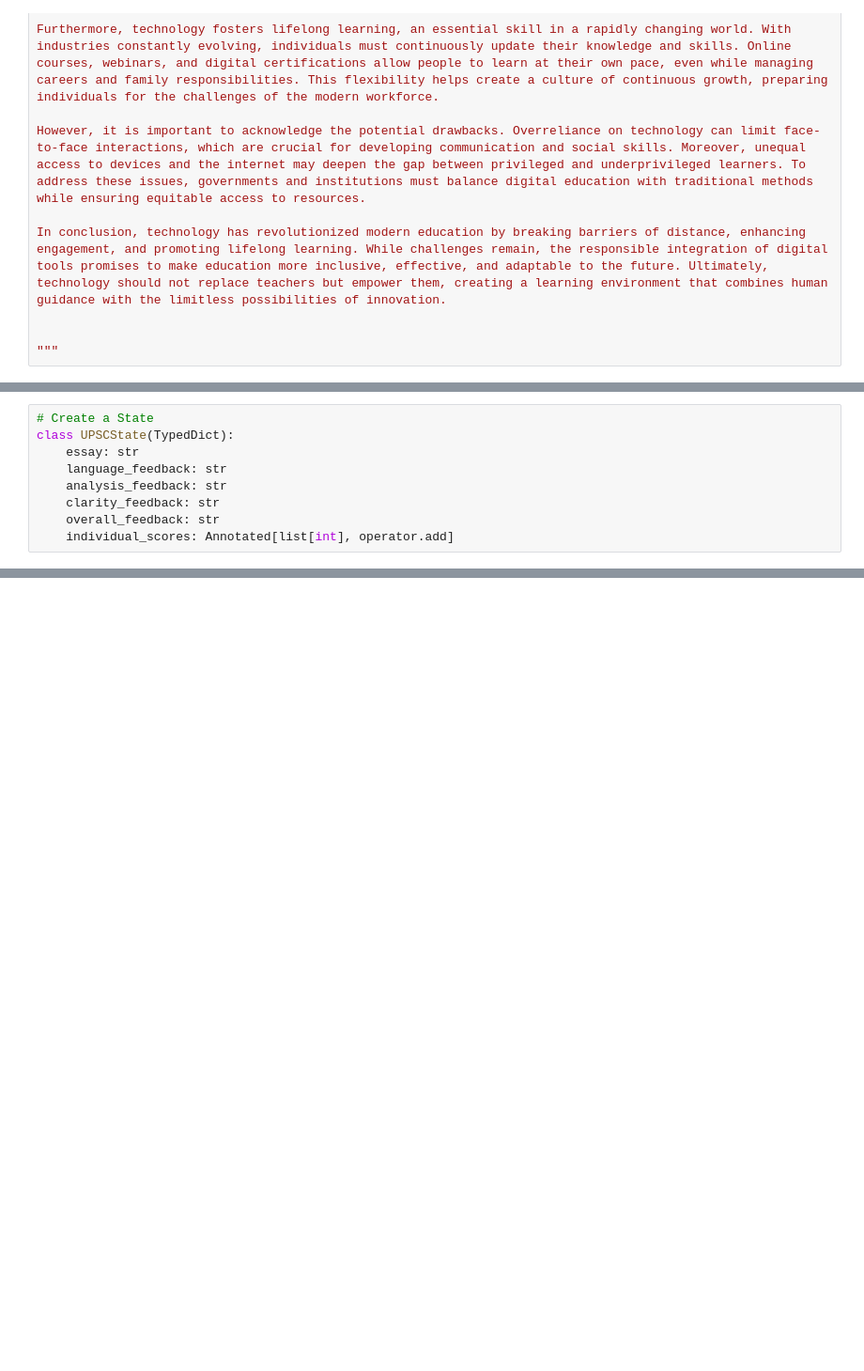
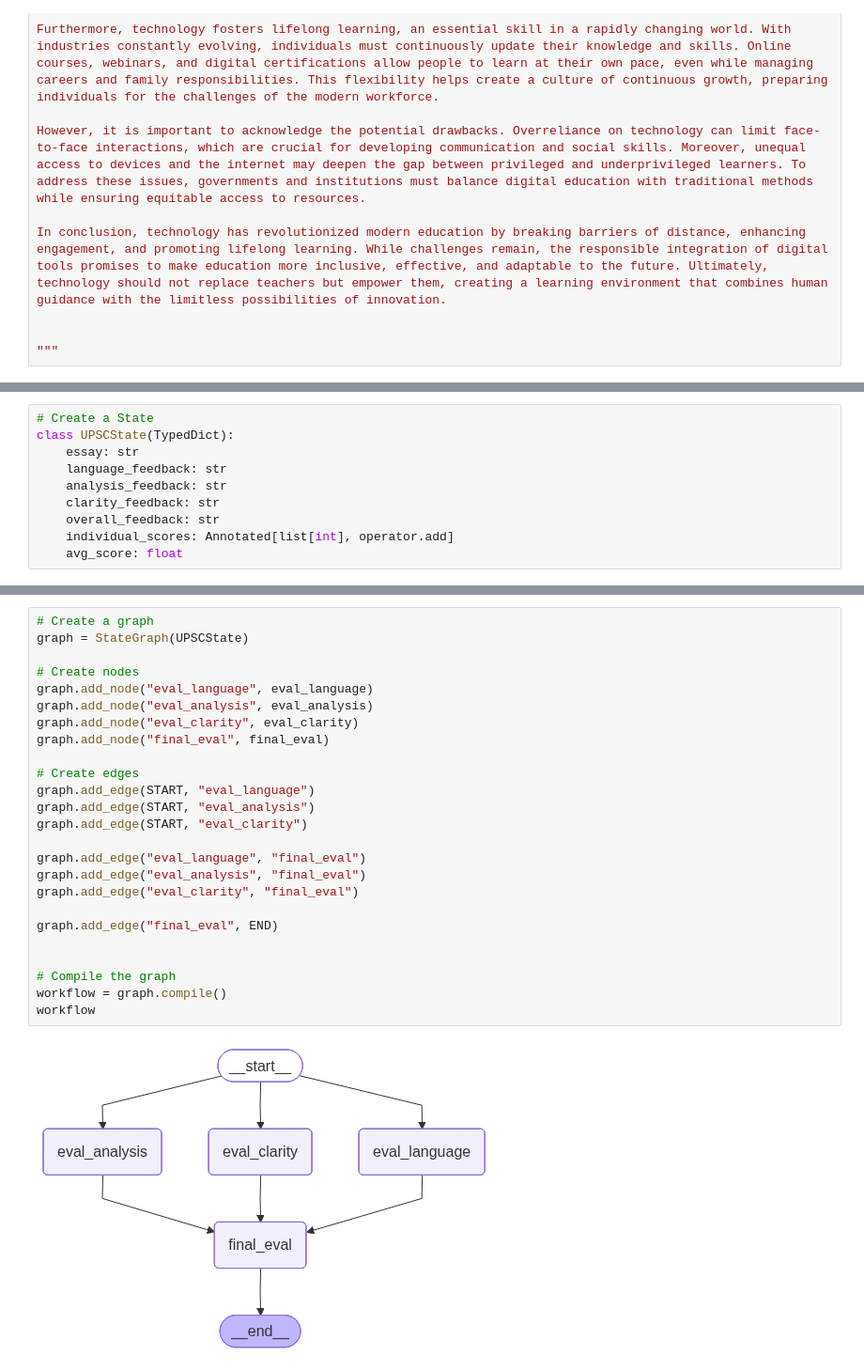
Before and after one commit to sri-hack1/Langgraph_Tutorial, a Jupyter notebook: 5_UPSC_essay_workflow.ipynb, the cells around one changed output, grey strips where cells are left out. Shown at 94% size. Saved outputs shown, nothing was run; the diff lists cells and outputs as text; blank space fills up the shorter version.

Commit message:
Adding UPSC workflow project for parallel workflows

```diff
--- a/5_UPSC_essay_workflow.ipynb
+++ b/5_UPSC_essay_workflow.ipynb
@@ -54,3 +54,4 @@ class UPSCState(TypedDict):
     clarity_feedback: str
     overall_feedback: str
     individual_scores: Annotated[list[int], operator.add]
+    avg_score: float
@@ -58,0 +98,27 @@ NameError: name 'Annotated' is not defined
+# %%
+# Create a graph
+graph = StateGraph(UPSCState)
+
+# Create nodes
+graph.add_node("eval_language", eval_language)
+graph.add_node("eval_analysis", eval_analysis)
+graph.add_node("eval_clarity", eval_clarity)
+graph.add_node("final_eval", final_eval)
+
+# Create edges
+graph.add_edge(START, "eval_language")
+graph.add_edge(START, "eval_analysis")
+graph.add_edge(START, "eval_clarity")
+
+graph.add_edge("eval_language", "final_eval")
+graph.add_edge("eval_analysis", "final_eval")
+graph.add_edge("eval_clarity", "final_eval")
+
+graph.add_edge("final_eval", END)
+
+
+# Compile the graph
+workflow = graph.compile()
+workflow
+# %% [output]
+[figure, added]
```
Also changed, not shown: parts of 4 cells of this notebook.
